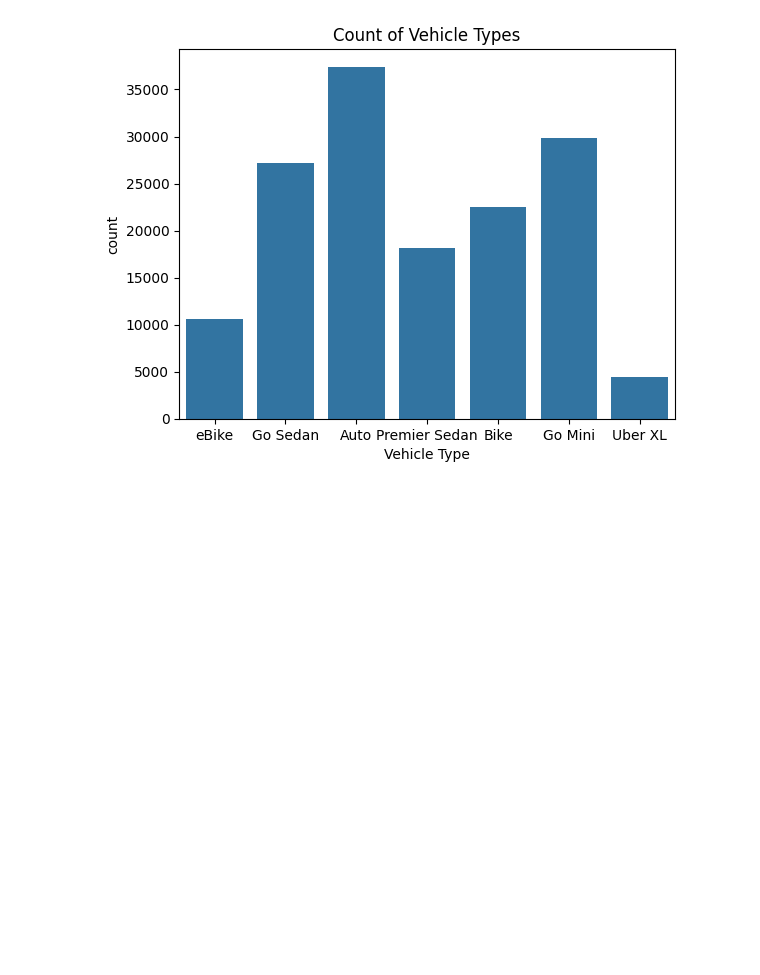
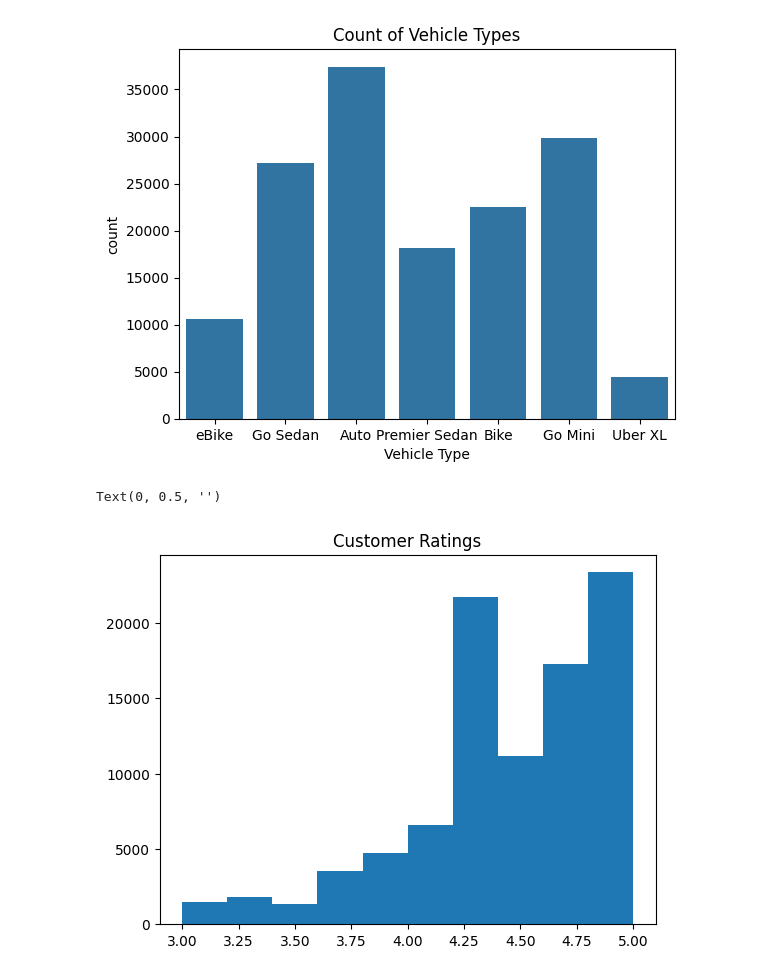
Before and after one commit to build-summer-2025/async-final-project-purple-ruion, a Jupyter notebook: final_project_example.ipynb, the cells around one changed output. Cells and saved outputs as stored; diff of their text form; code cells hidden in the pictures; blank space fills up the shorter version.

```diff
--- a/final_project_example.ipynb
+++ b/final_project_example.ipynb
@@ -30,3 +30,10 @@ plt.title('Count of Vehicle Types')
 # %% [output]
 Text(0.5, 1.0, 'Count of Vehicle Types')
 [figure]
+# %%
+plt.hist(x='Customer Rating', data=uber_df)
+plt.title('Customer Ratings')
+plt.ylabel('')
+# %% [output]
+Text(0, 0.5, '')
+[figure, added]
```
Also changed, not shown: parts of 1 cell of this notebook, 3 other files.
